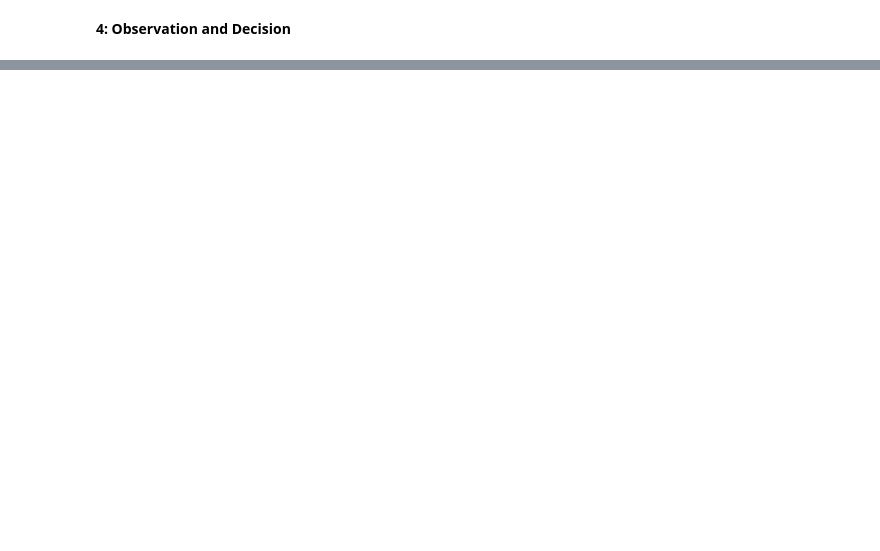
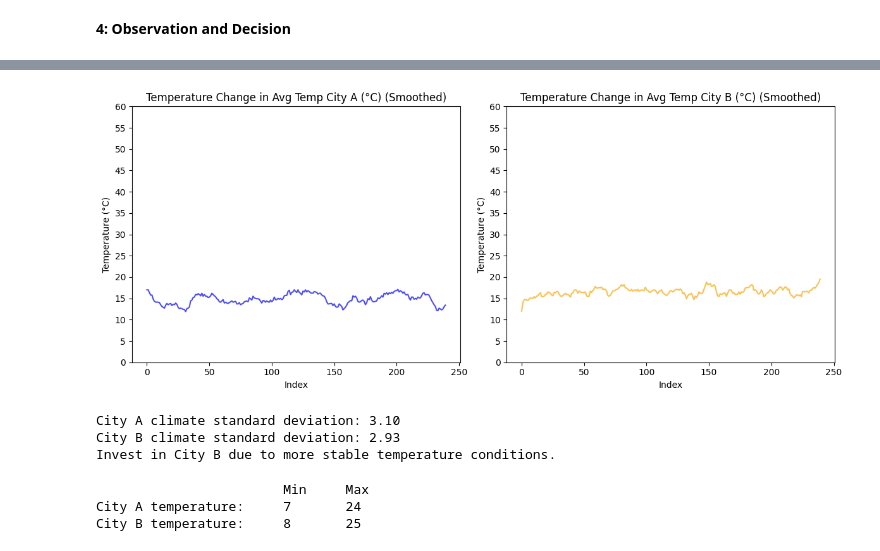
Before and after one commit to PratikNichite/CSA, a Jupyter notebook: climate_stability_analysis.ipynb, the cells around one changed output, grey strips where cells are left out. Drawn from its saved outputs; the diff is of its cells as text; code cells hidden in the pictures; blank space fills up the shorter version.

```diff
--- a/climate_stability_analysis.ipynb
+++ b/climate_stability_analysis.ipynb
@@ -57,0 +92,50 @@ Variance for city B: 2.926386474198816
+# %%
+fig, axes = plt.subplots(nrows=1, ncols=2, figsize=(12, 5), sharex=True)
+
+# Apply smoothing using a rolling mean
+df[f'Avg Temp City A (°C)_smooth'] = df["Avg Temp City A (°C)"].rolling(window=10, min_periods=1).mean()
+df[f'Avg Temp City B (°C)_smooth'] = df["Avg Temp City B (°C)"].rolling(window=10, min_periods=1).mean()
+
+# Define static y-limits for consistency
+y_min, y_max = 0, 60  # Fixed range from 0 to 60 degrees
+custom_yticks = list(range(y_min, y_max + 1, 5))  # Tick marks every 5 degrees
+
+axes[0].plot(df.index, df[f'Avg Temp City A (°C)_smooth'], color='blue', alpha=0.7)
+axes[0].set_title(f'Temperature Change in Avg Temp City A (°C) (Smoothed)')
+axes[0].set_xlabel('Index')
+axes[0].set_ylabel('Temperature (°C)')
+axes[0].set_ylim(y_min, y_max)
+axes[0].set_yticks(custom_yticks)
+
+axes[1].plot(df.index, df[f'Avg Temp City B (°C)_smooth'], color='orange', alpha=0.7)
+axes[1].set_title(f'Temperature Change in Avg Temp City B (°C) (Smoothed)')
+axes[1].set_xlabel('Index')
+axes[1].set_ylabel('Temperature (°C)')
+axes[1].set_ylim(y_min, y_max)
+axes[1].set_yticks(custom_yticks)
+
+plt.tight_layout()
+plt.show()
+# %% [output]
+[figure, added]
+# %%
+print(f"City A climate standard deviation: {std_cta:.2f}")
+print(f"City B climate standard deviation: {std_ctb:.2f}")
+
+# Decision Making
+if std_cta < std_ctb:
+    print("Invest in City A due to more stable temperature conditions.")
+else:
+    print("Invest in City B due to more stable temperature conditions.")
+# %% [output]
+City A climate standard deviation: 3.10
+City B climate standard deviation: 2.93
+Invest in City B due to more stable temperature conditions.
+# %%
+print("\t\t\tMin\tMax")
+print(f"City A temperature:\t{df["Avg Temp City A (°C)"].min()}\t{df["Avg Temp City A (°C)"].max()}")
+print(f"City B temperature:\t{df["Avg Temp City B (°C)"].min()}\t{df["Avg Temp City B (°C)"].max()}")
+# %% [output]
+                        Min     Max
+City A temperature:     7       24
+City B temperature:     8       25
```
Also changed, not shown: parts of 7 cells of this notebook.
